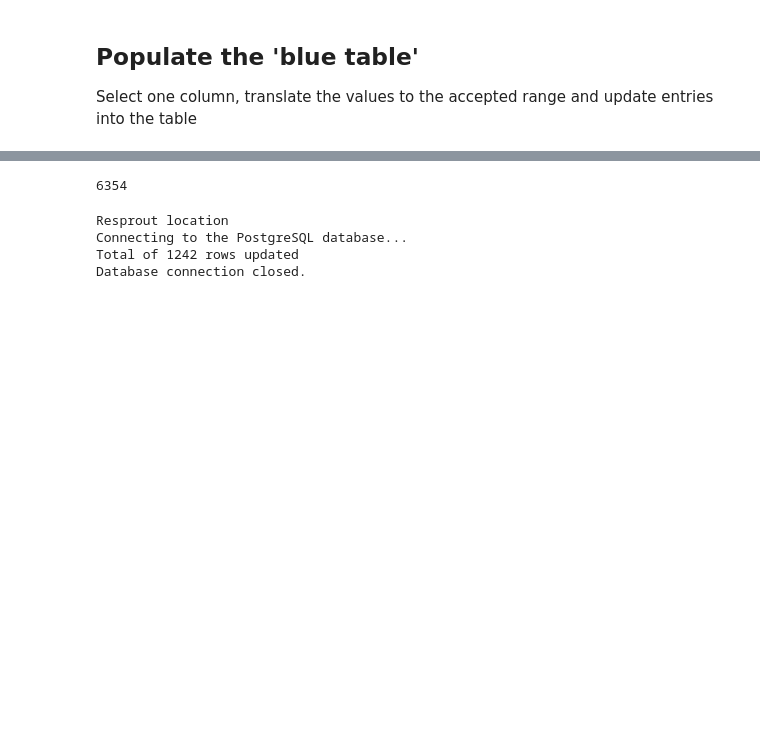
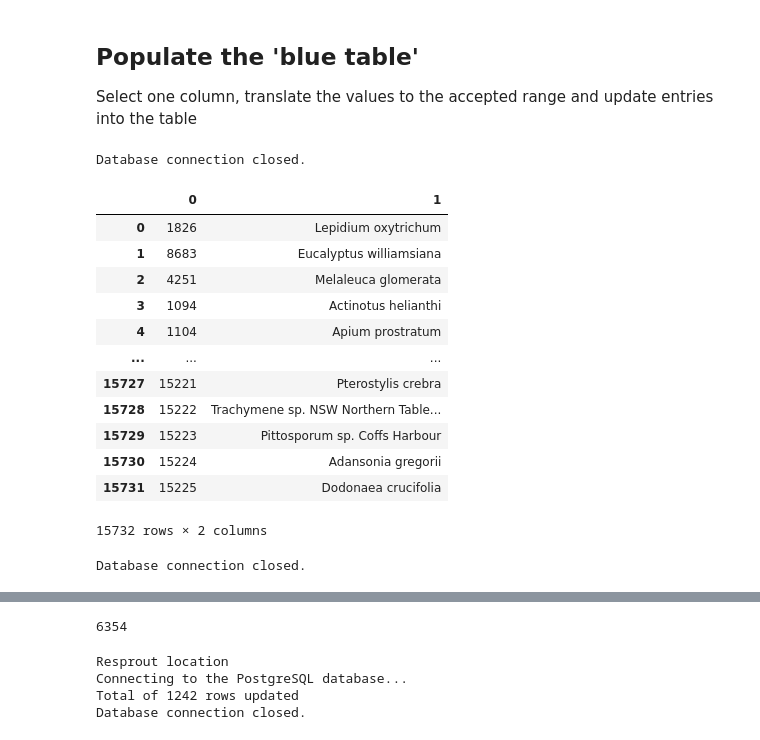
Before and after one commit to ces-unsw-edu-au/fireveg-db-imports, a Jupyter notebook: python/NSWFRD-2014.ipynb, the cells around one changed output, grey strips where cells are left out. Cells and saved outputs as stored; diff of their text form; code cells hidden in the pictures; blank space fills up the shorter version.

```diff
--- a/python/NSWFRD-2014.ipynb
+++ b/python/NSWFRD-2014.ipynb
@@ -263,3 +262,46 @@ else:
 # %%
 import psycopg2
 params = db
+# %%
+from psycopg2.extras import DictCursor
+conn = psycopg2.connect(**params)
+
+#ON CONFLICT ON CONSTRAINT traits_ref_fkey DO NOTHING
+qry = "SELECT \"currentScientificNameCode\",\"currentScientificName\" from species.caps"
+cur = conn.cursor(cursor_factory=DictCursor)
+cur.execute(qry)
+valid = cur.fetchall()
+cur.close()
+
+if conn is not None:
+    conn.close()
+    print('Database connection closed.')
+# %% [output]
+Database connection closed.
+# %%
+sppnames=pd.DataFrame(valid)
+# %%
+sppnames
+# %% [output]
+|  | 0 | 1 |
+| 0 | 1826 | Lepidium oxytrichum |
+| 1 | 8683 | Eucalyptus williamsiana |
+| 2 | 4251 | Melaleuca glomerata |
+| 3 | 1094 | Actinotus helianthi |
+| 4 | 1104 | Apium prostratum |
+| ... | ... | ... |
+| 15727 | 15221 | Pterostylis crebra |
+| 15728 | 15222 | Trachymene sp. NSW Northern Table... |
+| 15729 | 15223 | Pittosporum sp. Coffs Harbour |
+| 15730 | 15224 | Adansonia gregorii |
+| 15731 | 15225 | Dodonaea crucifolia |
+15732 rows × 2 columns
+# %%
+import pandas as pd
+conn = psycopg2.connect(**params)
+result_df = pd.read_sql_query(qry, conn)
+if conn is not None:
+    conn.close()
+    print('Database connection closed.')
+# %% [output]
+Database connection closed.
```
Also changed, not shown: parts of 21 cells of this notebook, 4 other files.
